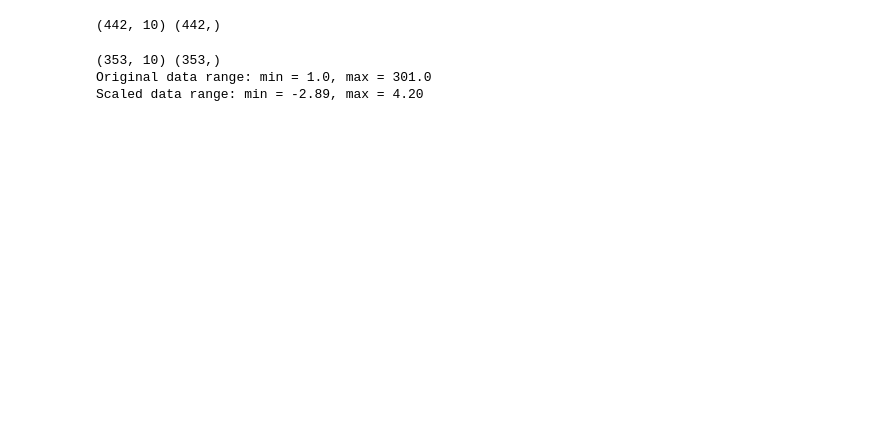
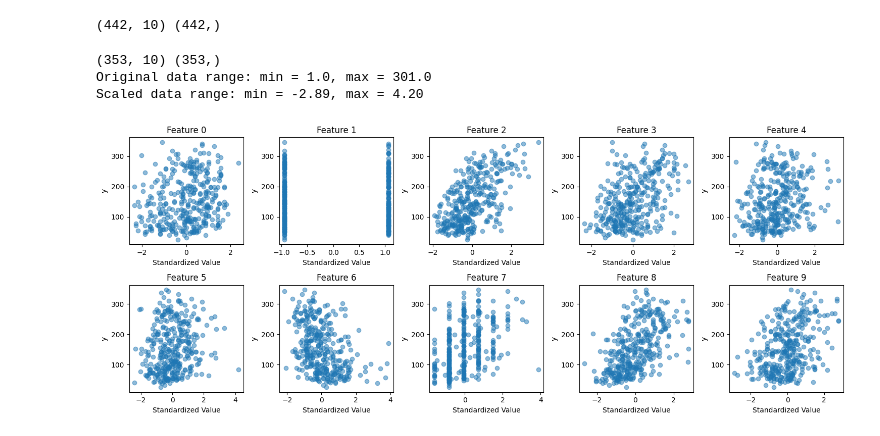
Before and after one commit to Oveln/machine_learn, a Jupyter notebook: gradient_descent/gradient_descent_diabetes.ipynb, the cells around one changed output. Saved outputs shown, nothing was run; the diff lists cells and outputs as text; code cells hidden in the pictures; blank space fills up the shorter version.

```diff
--- a/gradient_descent/gradient_descent_diabetes.ipynb
+++ b/gradient_descent/gradient_descent_diabetes.ipynb
@@ -39,3 +37,19 @@ print(f"Scaled data range: min = {x_train_scaled.min():.2f}, max = {x_train_scal
 (353, 10) (353,)
 Original data range: min = 1.0, max = 301.0
 Scaled data range: min = -2.89, max = 4.20
+# %%
+# 特征 vs y
+import matplotlib.pyplot as plt
+import seaborn as sns
+
+fig, axes = plt.subplots(2, 5, figsize=(15, 6))
+for i, ax in enumerate(axes.ravel()):
+    if i < x_train_scaled.shape[1]:
+        ax.scatter(x_train_scaled[:, i], y_train, alpha=0.5)
+        ax.set_title(f'Feature {i}')
+        ax.set_xlabel('Standardized Value')
+        ax.set_ylabel('y')
+plt.tight_layout()
+plt.show()
+# %% [output]
+[figure, added]
```
Also changed, not shown: parts of 7 cells of this notebook, 5 other files.
